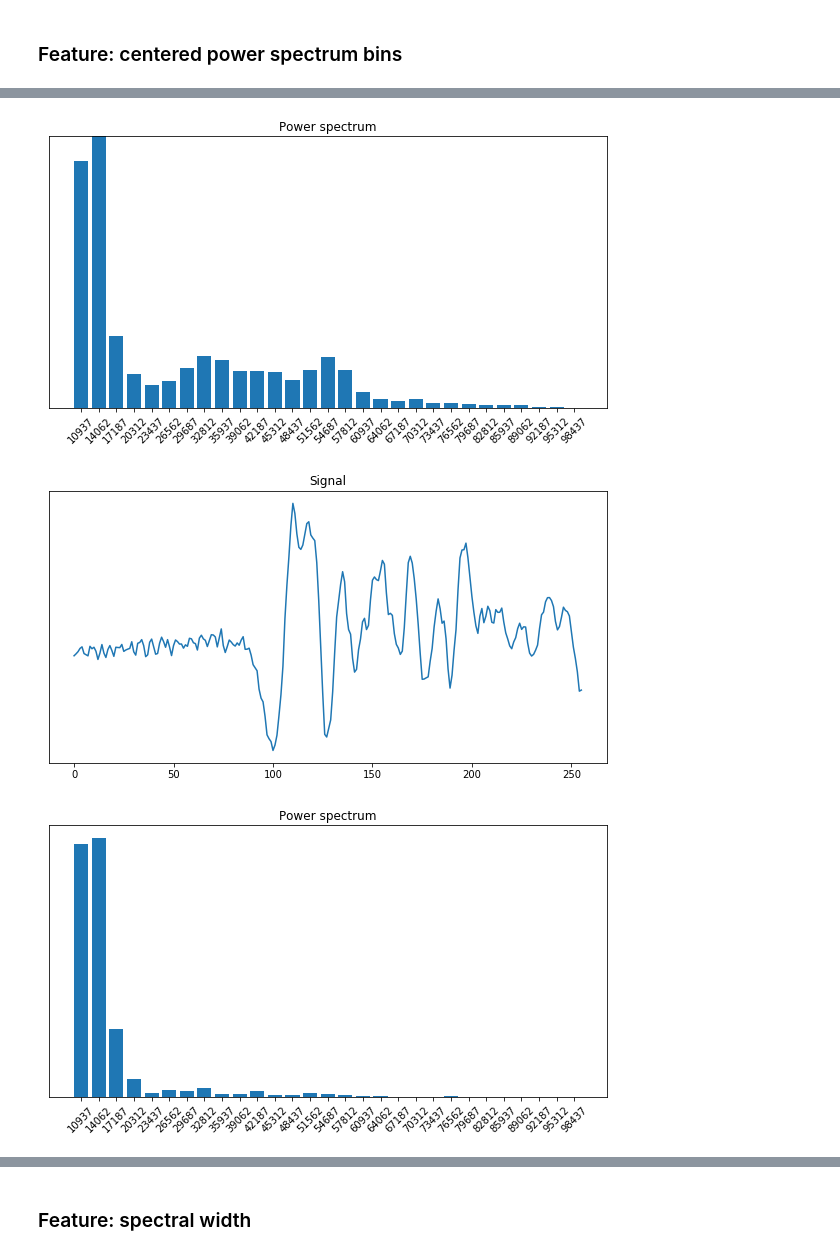
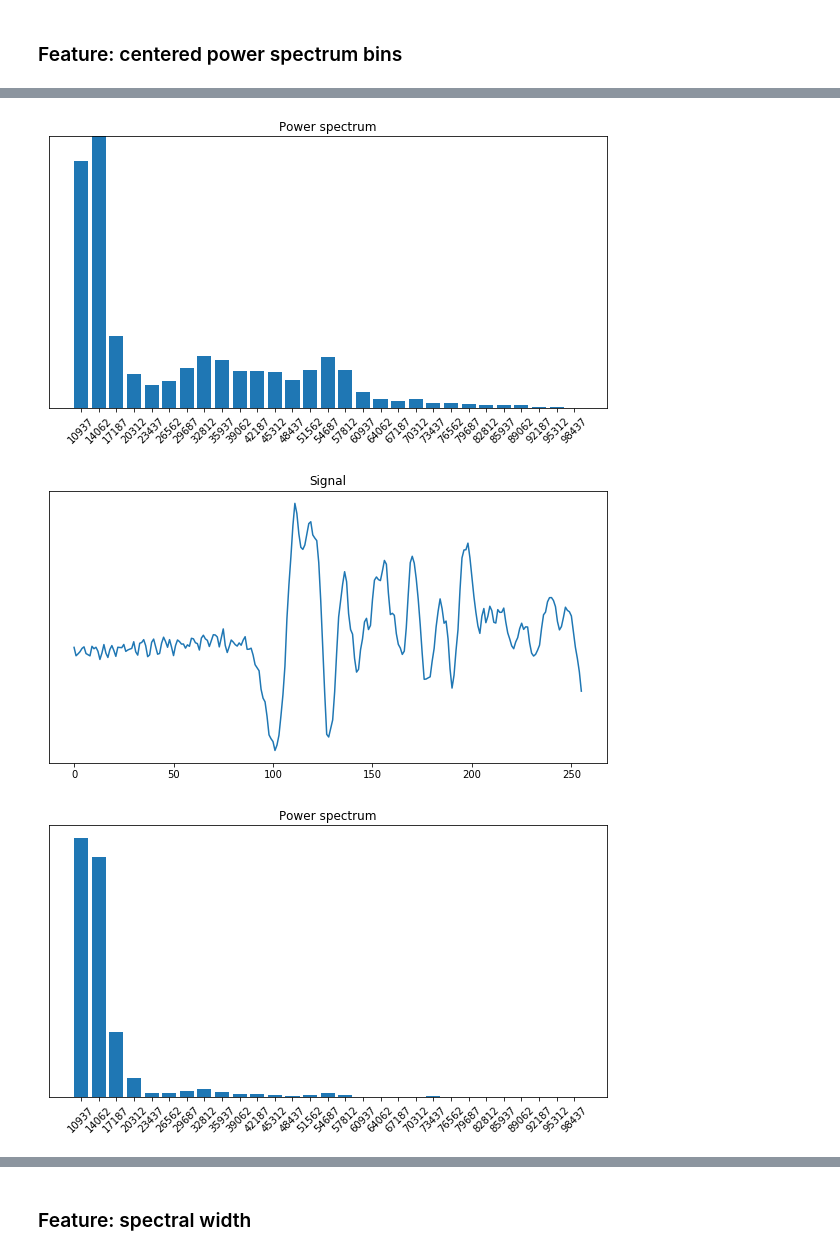
Before and after one commit to bastiendechamps/DOCC10_challenge_MVA, a Jupyter notebook: notebooks/clean.ipynb, the cells around one changed output, grey strips where cells are left out. Drawn from its saved outputs; the diff is of its cells as text; code cells hidden in the pictures.

```diff
--- a/notebooks/clean.ipynb
+++ b/notebooks/clean.ipynb
@@ -47,7 +47,7 @@ def get_center(x_r):
     # Parameters
     cutoff = 10000
     win_size = 50
-    gaussian_std = 5
+    gaussian_std = 1.0
     fs = 200000
     nyq = fs // 2
     order = 2
@@ -94,11 +100,7 @@ show_centers(5, all_classes)
 # %%
-def segment_clicks(x, cls=None, width=2 ** 8):
+def segment_clicks(x, width=2 ** 8):
     T = len(x)
-    assert width < T
-    if cls == "PM":
-        center = get_center(x)
-    else:
-        center = 2 ** 12
+    center = get_center(x)
     if center - width // 2 < 0:
         min_t = 0
         max_t = width
@@ -153,18 +240,18 @@ def show_power_spectrum(frequencies, power_spectrum):
 # %%
 # Test
 x_idx = 90496
 x = X_train[x_idx]
 x_cls = Y_train_df.loc[x_idx].TARGET
 f, ps = get_power_spectrum(x, n_fft=64)
-x_c = segment_clicks(x, cls=x_cls, width=2 ** 8)
+x_c = segment_clicks(x, width=2 ** 8)
 f_c, ps_c = get_power_spectrum(x_c, n_fft=64)
 
 show_temporal(x, [get_center(x) - 2 ** 7, get_center(x) + 2 ** 7])
 show_power_spectrum(f, ps)
 show_temporal(x_c)
 show_power_spectrum(f_c, ps_c)
 # %% [output]
 [figure]
 [figure]
 [figure]
-[figure, old version]
+[figure, new version]
```
Also changed, not shown: parts of 30 cells of this notebook, 1 other file.
